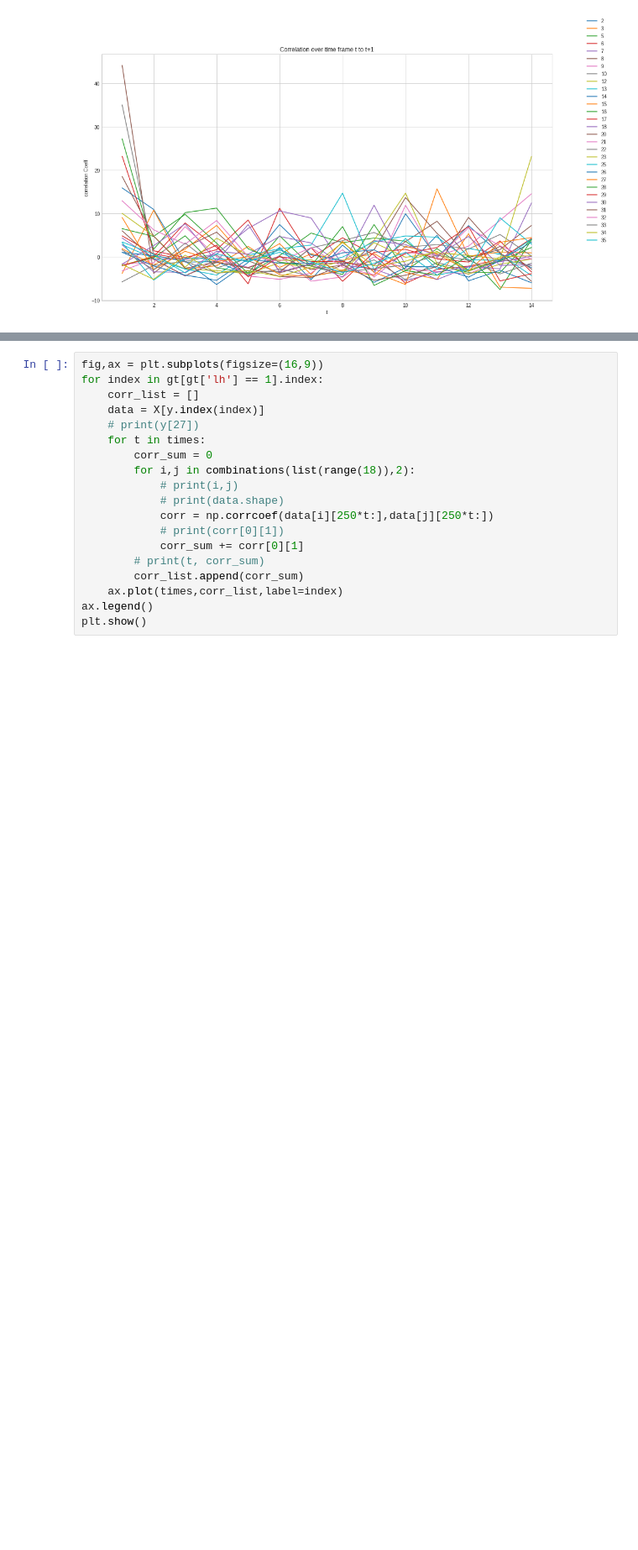
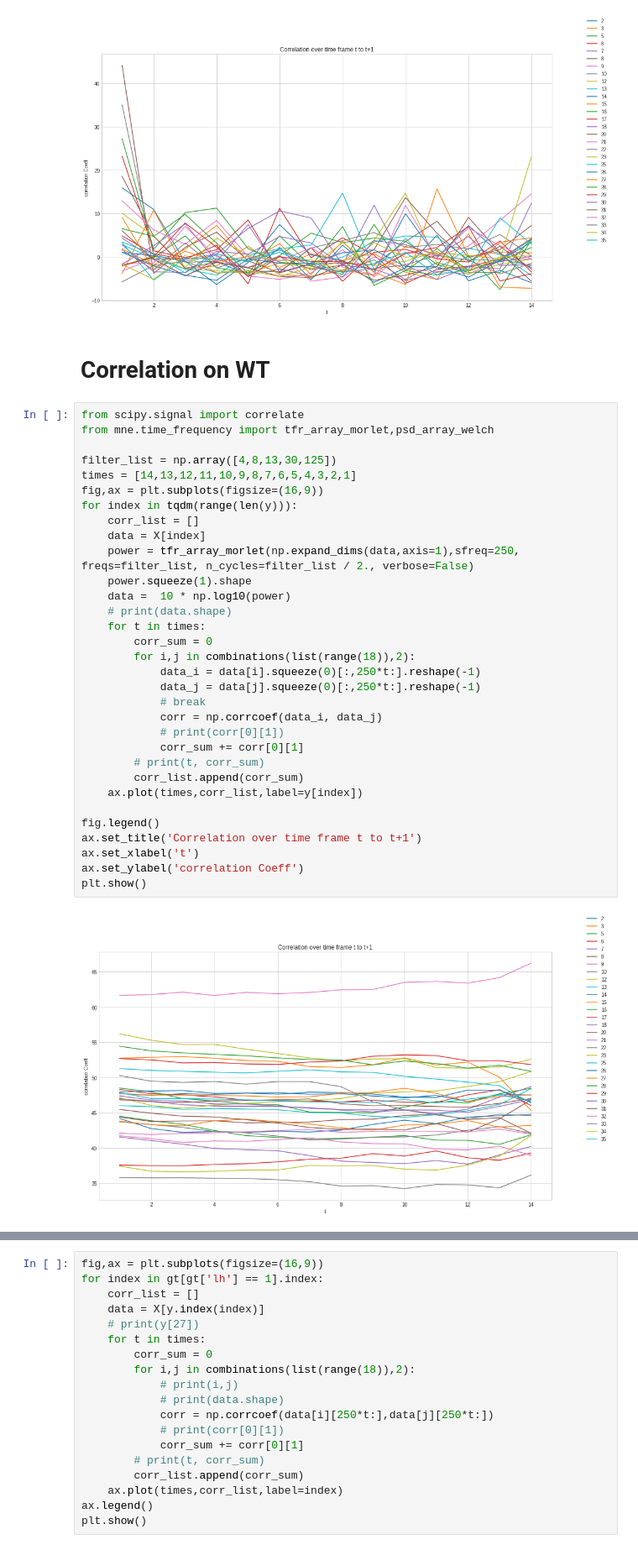
Before and after one commit to akraradets/2021JanHCI, a Jupyter notebook: 3-preprocess/5.Hypothesis3.ipynb, the cells around one changed output, grey strips where cells are left out. Shown at 84% size. Drawn from its saved outputs; the diff is of its cells as text; blank space fills up the shorter version.

```diff
--- a/3-preprocess/5.Hypothesis3.ipynb
+++ b/3-preprocess/5.Hypothesis3.ipynb
@@ -223,3 +223,39 @@ ax.set_ylabel('correlation Coeff')
 plt.show()
 # %% [output]
 [figure]
+# %% [markdown]
+# Correlation on WT
+# %%
+from scipy.signal import correlate
+from mne.time_frequency import tfr_array_morlet,psd_array_welch
+
+filter_list = np.array([4,8,13,30,125])
+times = [14,13,12,11,10,9,8,7,6,5,4,3,2,1]
+fig,ax = plt.subplots(figsize=(16,9))
+for index in tqdm(range(len(y))):
+    corr_list = []
+    data = X[index]
+    power = tfr_array_morlet(np.expand_dims(data,axis=1),sfreq=250, freqs=filter_list, n_cycles=filter_list / 2., verbose=False)
+    power.squeeze(1).shape
+    data =  10 * np.log10(power)
+    # print(data.shape)
+    for t in times:
+        corr_sum = 0
+        for i,j in combinations(list(range(18)),2):
+            data_i = data[i].squeeze(0)[:,250*t:].reshape(-1)
+            data_j = data[j].squeeze(0)[:,250*t:].reshape(-1)
+            # break
+            corr = np.corrcoef(data_i, data_j)
+            # print(corr[0][1])
+            corr_sum += corr[0][1]
+        # print(t, corr_sum)
+        corr_list.append(corr_sum)
+    ax.plot(times,corr_list,label=y[index])
+
+fig.legend()
+ax.set_title('Correlation over time frame t to t+1')
+ax.set_xlabel('t')
+ax.set_ylabel('correlation Coeff')
+plt.show()
+# %% [output]
+[figure, added]
```
Also changed, not shown: parts of 3 cells of this notebook.
